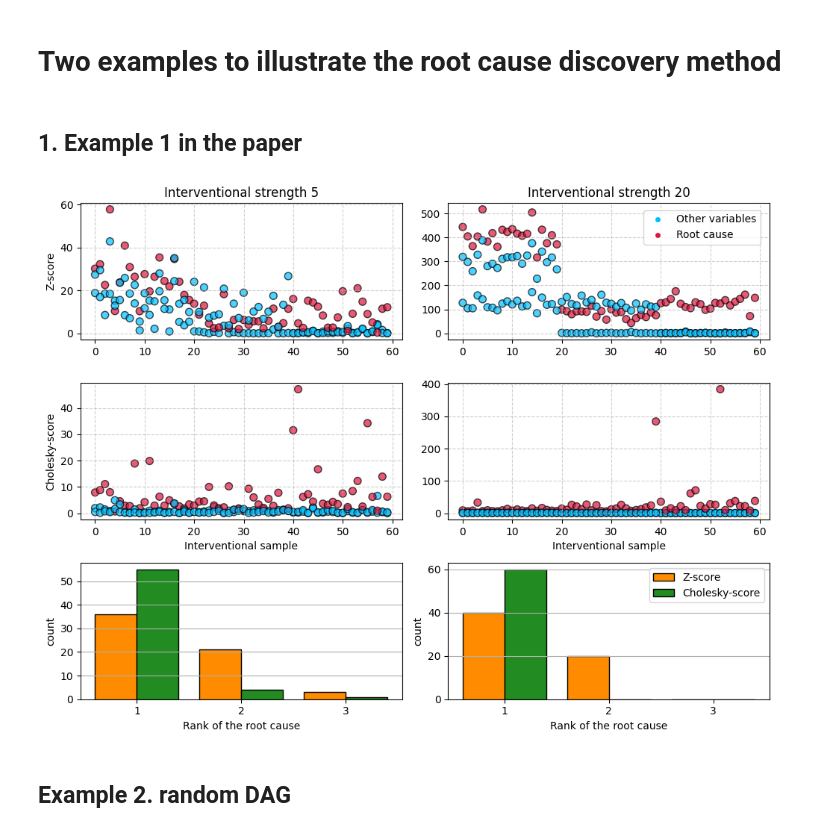
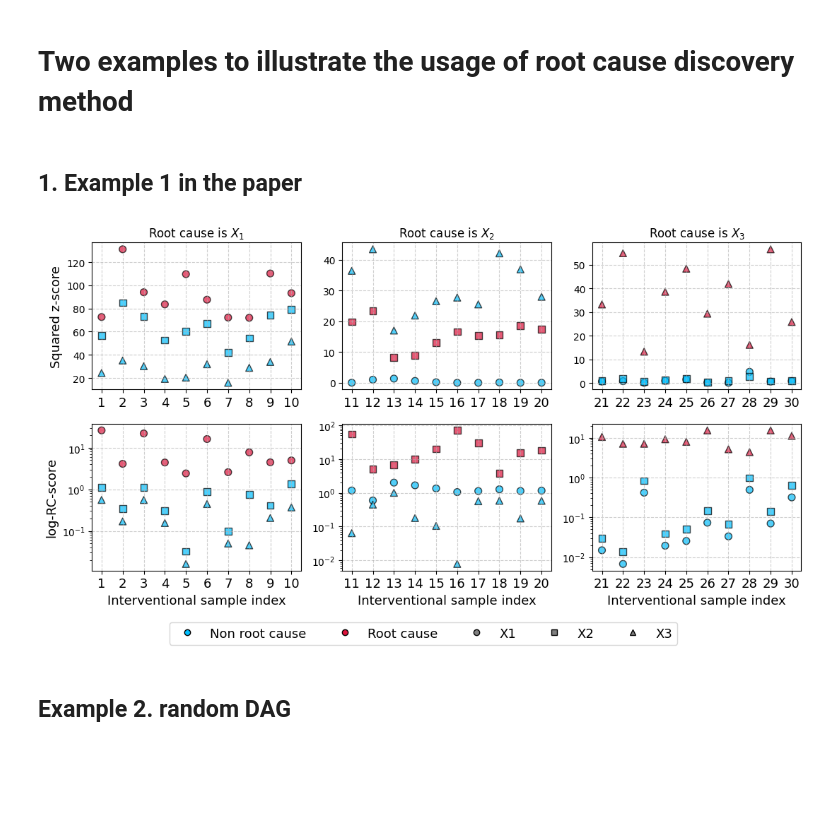
Before and after one commit to Jinzhou-Li/RootCauseDiscovery, a Jupyter notebook: python/Example.ipynb, the cells around one changed output. Cells and saved outputs as stored; diff of their text form; code cells hidden in the pictures; blank space fills up the shorter version.

Commit message:
update python example

```diff
--- a/python/Example.ipynb
+++ b/python/Example.ipynb
@@ -1,5 +1,5 @@
 # %% [markdown]
-# Two examples to illustrate the root cause discovery method
+# Two examples to illustrate the usage of root cause discovery method
 # %%
 import numpy as np
 import matplotlib.pyplot as plt
@@ -154,44 +120,58 @@ def plot_histogram(ax, data, legend=False, title=None):
 # %%
-np.random.seed(1234)
-m = 60
+# Draw Plots
+Zscore_int1 = Zscore_mat[0:10,]
+Zscore_int2 = Zscore_mat[10:20,]
+Zscore_int3 = Zscore_mat[20:30,]
+RCscore_int1 = RCscore_mat[0:10,]
+RCscore_int2 = RCscore_mat[10:20,]
+RCscore_int3 = RCscore_mat[20:30,]
 
-Zscore_mat1, Cholesky_mat1 = Simu_example1(5)
-rank_RC1 = get_rank_example1(Zscore_mat1, Cholesky_mat1, m)
-
-Zscore_mat2, Cholesky_mat2 = Simu_example1(20)
-rank_RC2 = get_rank_example1(Zscore_mat2, Cholesky_mat2, m)
 
 # Define colors and labels
 color_dict = {0: 'deepskyblue', 1: 'crimson'}
-labels = ['Other variables', 'Root cause']
+labels = ['X1', 'X2', 'X3']
+marker_styles = ['o', 's', '^']  # Different markers: circle, square, and triangle
 
 # Create subplots for a 3x2 layout with a more compact design
-fig, ((ax1, ax4), (ax2, ax5), (ax3, ax6)) = plt.subplots(3, 2, figsize=(10, 8))
+fig, ((ax1, ax2, ax3), (ax4, ax5, ax6)) = plt.subplots(2, 3, figsize=(11, 6))
 
-# Plot Zscore_mat and Cholesky_mat on the left column (ax1, ax2)
-example1_plt(ax1, Zscore_mat1, 'Z-score', '', 'Interventional strength 5', color_dict)
-example1_plt(ax2, Cholesky_mat1, 'Cholesky-score', 'Interventional sample', '', color_dict, True)
+font_size=13
 
-# Plot histogram in the left column (ax3)
-plot_histogram(ax3, rank_RC1)
+# Plot Zscore_mat and RCscore_mat
+example1_plt(ax1, Zscore_int1, RC=0, ylabel='Squared z-score', xlabel='', title='Root cause is $X_1$',
+             color_dict=color_dict, labels=labels, marker_styles=marker_styles, font_size=font_size, log_y=False)
+example1_plt(ax2, Zscore_int2, RC=1, ylabel='', xlabel='', title='Root cause is $X_2$',
+             color_dict=color_dict, labels=labels, marker_styles=marker_styles, font_size=font_size, log_y=False)
+example1_plt(ax3, Zscore_int3, RC=2, ylabel='', xlabel='', title='Root cause is $X_3$',
+             color_dict=color_dict, labels=labels, marker_styles=marker_styles, font_size=font_size, log_y=False)
 
-# Repeat plots on the right column (ax4, ax5)
-example1_plt(ax4, Zscore_mat2, '', '', 'Interventional strength 20', color_dict)
-example1_plt(ax5, Cholesky_mat2, '', 'Interventional sample', '', color_dict)
+example1_plt(ax4, RCscore_int1, RC=0, ylabel='log-RC-score', xlabel='Interventional sample index', title='',
+             color_dict=color_dict, labels=labels, marker_styles=marker_styles, font_size=font_size, log_y=True)
+example1_plt(ax5, RCscore_int2, RC=1, ylabel='', xlabel='Interventional sample index', title='',
+             color_dict=color_dict, labels=labels, marker_styles=marker_styles, font_size=font_size, log_y=True)
+example1_plt(ax6, RCscore_int3, RC=2, ylabel='', xlabel='Interventional sample index', title='',
+             color_dict=color_dict, labels=labels, marker_styles=marker_styles, font_size=font_size, log_y=True)
 
-# Repeat histogram in the right column (ax6)
-plot_histogram(ax6, rank_RC2, True)
+# Create a common legend for the figure at the bottom
+handles = [
+    plt.Line2D([0], [0], marker='o', color='w', markerfacecolor=color_dict[0], markersize=6, label='Non root cause', markeredgecolor='k'),
+    plt.Line2D([0], [0], marker='o', color='w', markerfacecolor=color_dict[1], markersize=6, label='Root cause', markeredgecolor='k'),
+    plt.Line2D([0], [0], marker=marker_styles[0], color='w', markerfacecolor='gray', markersize=6, label='X1', markeredgecolor='k'),
+    plt.Line2D([0], [0], marker=marker_styles[1], color='w', markerfacecolor='gray', markersize=6, label='X2', markeredgecolor='k'),
+    plt.Line2D([0], [0], marker=marker_styles[2], color='w', markerfacecolor='gray', markersize=6, label='X3', markeredgecolor='k')
+]
+
+# Add the common legend at the bottom of the figure
+fig.legend(handles=handles, loc='lower center', bbox_to_anchor=(0.5, -0.08), ncol=5, prop={'size': 13})
 
 # Adjust the layout for a more compact appearance
-plt.subplots_adjust(hspace=0.4, wspace=0.3)  # Adjust as needed for your paper
+plt.subplots_adjust(hspace=0.4, wspace=0.3)
 plt.tight_layout(rect=[0, 0, 1, 0.95])
-
-# plt.savefig(f"Example1.png", dpi=300, bbox_inches='tight')
 
 # Show the final plot
 plt.show()
 # %% [output]
-[figure, old version]
+[figure, new version]
 # %% [markdown]
 ## Example 2. random DAG
 # %%
```
Also changed, not shown: parts of 4 cells of this notebook.
